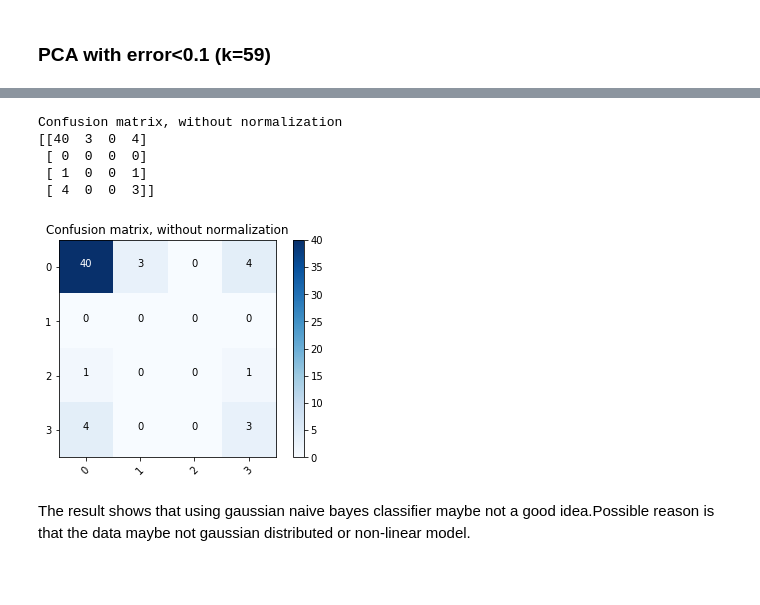
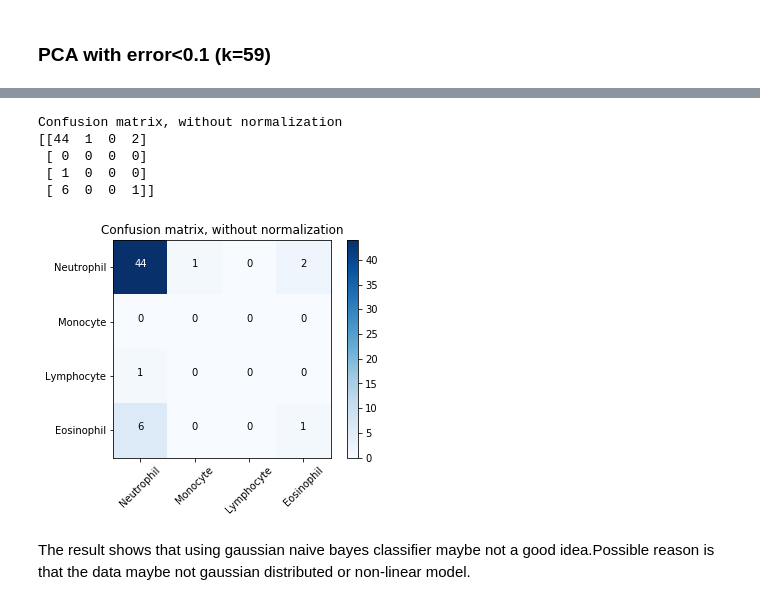
Before and after one commit to ciuji/ECE445_MLForEngg_Project, a Jupyter notebook: final_all_problems.ipynb, the cells around one changed output, grey strips where cells are left out. Cells and saved outputs as stored; diff of their text form; code cells hidden in the pictures; blank space fills up the shorter version.

```diff
--- a/final_all_problems.ipynb
+++ b/final_all_problems.ipynb
@@ -271,8 +259,8 @@ print(pca.components_)
 # %%
 #Principle components
 U_k = []
-for i in range(k):
-    U_k.append(U[:, i])
+for i in range(k_gray):
+    U_k.append(U_gray[:, i])
 
 U_k = np.asarray(U_k)
 WBC_tilta_gray = []
@@ -614,7 +784,7 @@ for i in range(5):
     score=precision_score(y_pred=predictY,y_true=test_labels,average='micro')
 
     print("prediction error of fold ",i," : ",precision_score(y_pred=predictY,y_true=test_labels,average='micro'))
-    plot_confusion_matrix(con_mat,classes=['E','L','M','N'],normalize=True)
+    plot_confusion_matrix(con_mat,classes=['E','L','M','N'],normalize=False)
     plt.show()
     precisionArr.append(score)
 # %% [output]
@@ -653,7 +832,7 @@ from sklearn.metrics import confusion_matrix
 import itertools
 import matplotlib.pyplot as plt
 # %%
-U_k=U[:,:59]
+U_k=U_gray[:,:109]
 WBC_gray_telda=np.mat(U_k.T)*np.mat(WBC_normalized_gray)
 # %%
 clf = GaussianNB()
@@ -696,37 +875,38 @@ def plot_confusion_matrix(cm, classes,
     This function prints and plots the confusion matrix.
     Normalization can be applied by setting `normalize=True`.
     """
     if normalize:
         cm = cm.astype('float') / cm.sum(axis=1)[:, np.newaxis]
         print("Normalized confusion matrix")
     else:
         print('Confusion matrix, without normalization')
 
     print(cm)
 
     plt.imshow(cm, interpolation='nearest', cmap=cmap)
     plt.title(title)
     plt.colorbar()
     tick_marks = np.arange(len(classes))
     plt.xticks(tick_marks, classes, rotation=45)
     plt.yticks(tick_marks, classes)
 
     fmt = '.2f' if normalize else 'd'
     thresh = cm.max() / 2.
     for i, j in itertools.product(range(cm.shape[0]), range(cm.shape[1])):
         plt.text(j, i, format(cm[i, j], fmt),
                  horizontalalignment="center",
                  color="white" if cm[i, j] > thresh else "black")
+WBC_classes = {'Neutrophil': 0, 'Monocyte': 1, 'Lymphocyte': 2, 'Eosinophil': 3}
 
 plt.figure()
-plot_confusion_matrix(conf_mat, classes=[0,1,2,3],
+plot_confusion_matrix(conf_mat, classes = list(map(lambda x:x[0], sorted(WBC_classes.items(), key = lambda t:t[1]))),
                       title='Confusion matrix, without normalization')
 # %% [output]
 Confusion matrix, without normalization
-[[40  3  0  4]
+[[44  1  0  2]
  [ 0  0  0  0]
- [ 1  0  0  1]
- [ 4  0  0  3]]
+ [ 1  0  0  0]
+ [ 6  0  0  1]]
-[figure, old version]
+[figure, new version]
 # %% [markdown]
 The result shows that using gaussian naive bayes classifier maybe not a good idea.Possible reason is that the data maybe not gaussian distributed or non-linear model.
```
Also changed, not shown: parts of 89 cells of this notebook.
